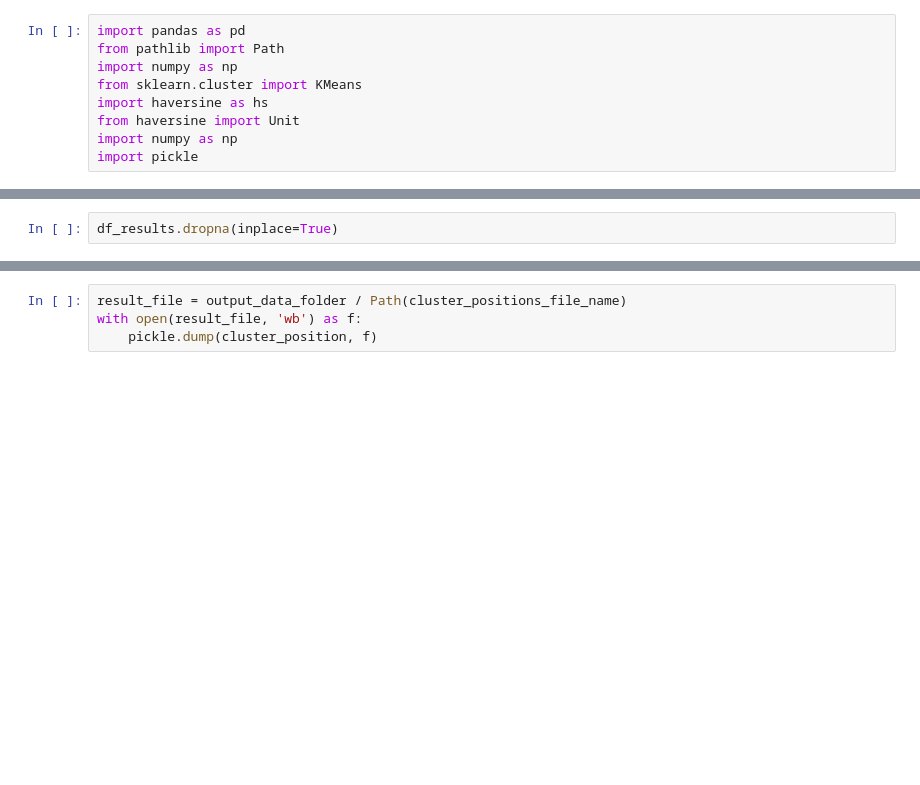
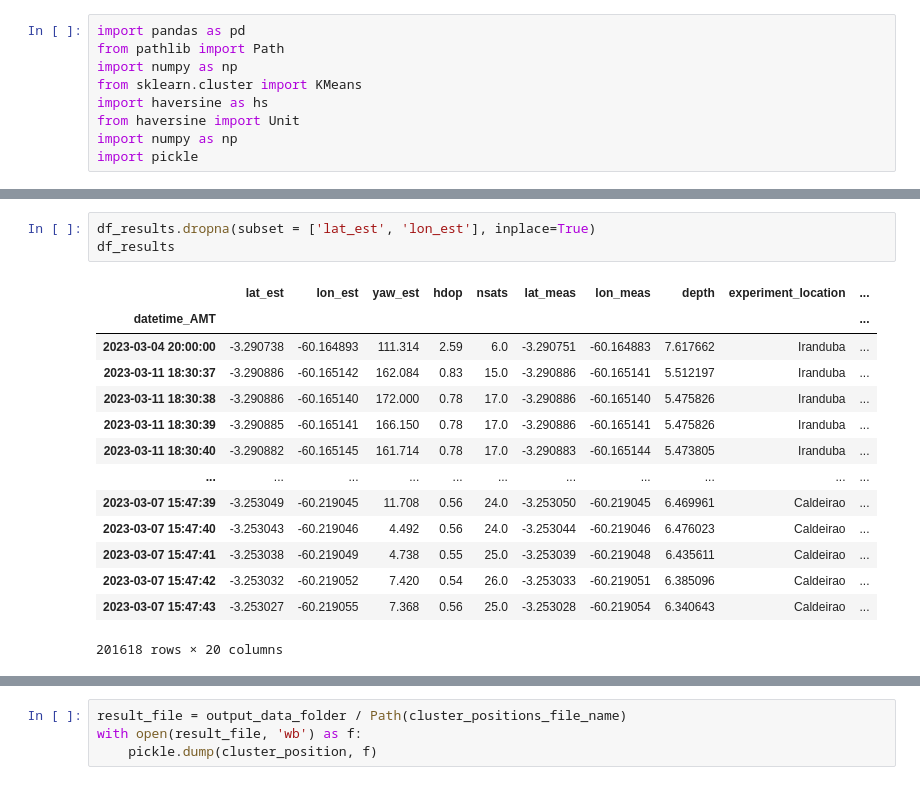
Before and after one commit to SebastianZug/RoBiMo_Trop_DataSet, a Jupyter notebook: notebooks/21_Identify_measurement_positions.ipynb, the cells around one changed output, grey strips where cells are left out. Cells and saved outputs as stored; diff of their text form; blank space fills up the shorter version.

```diff
--- a/notebooks/21_Identify_measurement_positions.ipynb
+++ b/notebooks/21_Identify_measurement_positions.ipynb
@@ -23,5 +34,21 @@ df_results.head(3)
 # %%
-df_results.dropna(inplace=True)
+df_results.dropna(subset = ['lat_est', 'lon_est'], inplace=True)
+df_results
+# %% [output]
+|  | lat_est | lon_est | yaw_est | hdop | nsats | lat_meas | lon_meas | depth | experiment_location | ... |
+| datetime_AMT |  |  |  |  |  |  |  |  |  | ... |
+| 2023-03-04 20:00:00 | -3.290738 | -60.164893 | 111.314 | 2.59 | 6.0 | -3.290751 | -60.164883 | 7.617662 | Iranduba | ... |
+| 2023-03-11 18:30:37 | -3.290886 | -60.165142 | 162.084 | 0.83 | 15.0 | -3.290886 | -60.165141 | 5.512197 | Iranduba | ... |
+| 2023-03-11 18:30:38 | -3.290886 | -60.165140 | 172.000 | 0.78 | 17.0 | -3.290886 | -60.165140 | 5.475826 | Iranduba | ... |
+| 2023-03-11 18:30:39 | -3.290885 | -60.165141 | 166.150 | 0.78 | 17.0 | -3.290886 | -60.165141 | 5.475826 | Iranduba | ... |
+| 2023-03-11 18:30:40 | -3.290882 | -60.165145 | 161.714 | 0.78 | 17.0 | -3.290883 | -60.165144 | 5.473805 | Iranduba | ... |
+| ... | ... | ... | ... | ... | ... | ... | ... | ... | ... | ... |
+| 2023-03-07 15:47:39 | -3.253049 | -60.219045 | 11.708 | 0.56 | 24.0 | -3.253050 | -60.219045 | 6.469961 | Caldeirao | ... |
+| 2023-03-07 15:47:40 | -3.253043 | -60.219046 | 4.492 | 0.56 | 24.0 | -3.253044 | -60.219046 | 6.476023 | Caldeirao | ... |
+| 2023-03-07 15:47:41 | -3.253038 | -60.219049 | 4.738 | 0.55 | 25.0 | -3.253039 | -60.219048 | 6.435611 | Caldeirao | ... |
+| 2023-03-07 15:47:42 | -3.253032 | -60.219052 | 7.420 | 0.54 | 26.0 | -3.253033 | -60.219051 | 6.385096 | Caldeirao | ... |
+| 2023-03-07 15:47:43 | -3.253027 | -60.219055 | 7.368 | 0.56 | 25.0 | -3.253028 | -60.219054 | 6.340643 | Caldeirao | ... |
+201618 rows × 20 columns
 # %%
 cluster_count = {
     "Balbina": 3,
```
Also changed, not shown: parts of 6 cells of this notebook, 20 other files.
